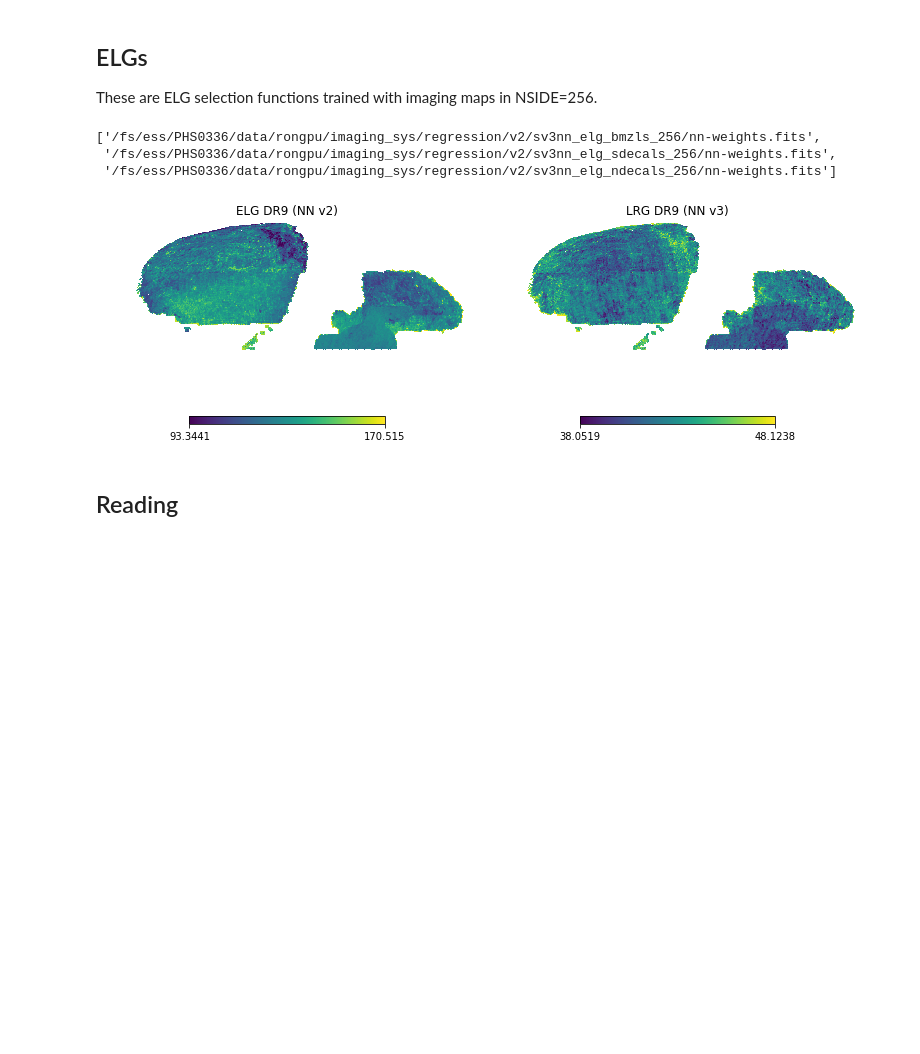
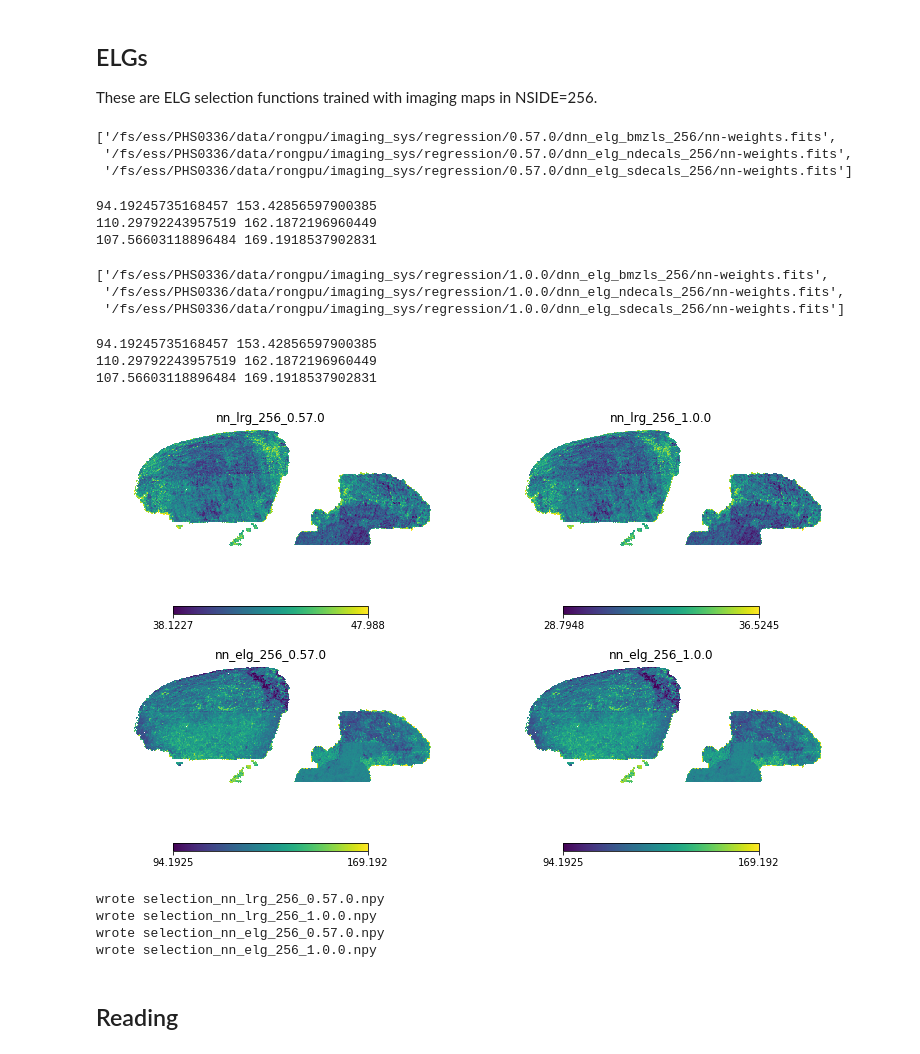
Before and after one commit to mehdirezaie/AddSys, a Jupyter notebook: addsystematics.ipynb, the cells around one changed output. Cells and saved outputs as stored; diff of their text form; code cells hidden in the pictures; blank space fills up the shorter version.

Commit message:
add new selection functions for 0.57.0 and 1.0.0

```diff
--- a/addsystematics.ipynb
+++ b/addsystematics.ipynb
@@ -63,21 +82,40 @@ selection_lrg = merge_weights(lrgweights, 256)
 ## ELGs
 These are ELG selection functions trained with imaging maps in NSIDE=256.
 # %%
-elgweights = glob('/fs/ess/PHS0336/data/rongpu/imaging_sys/regression/v2/sv3nn_elg_*s_256/nn-weights.fits')
+elgweights = glob('/fs/ess/PHS0336/data/rongpu/imaging_sys/regression/0.57.0/dnn_elg_*s_256/nn-weights.fits')
 elgweights
 # %% [output]
-['/fs/ess/PHS0336/data/rongpu/imaging_sys/regression/v2/sv3nn_elg_bmzls_256/nn-weights.fits',
- '/fs/ess/PHS0336/data/rongpu/imaging_sys/regression/v2/sv3nn_elg_sdecals_256/nn-weights.fits',
- '/fs/ess/PHS0336/data/rongpu/imaging_sys/regression/v2/sv3nn_elg_ndecals_256/nn-weights.fits']
+['/fs/ess/PHS0336/data/rongpu/imaging_sys/regression/0.57.0/dnn_elg_bmzls_256/nn-weights.fits',
+ '/fs/ess/PHS0336/data/rongpu/imaging_sys/regression/0.57.0/dnn_elg_ndecals_256/nn-weights.fits',
+ '/fs/ess/PHS0336/data/rongpu/imaging_sys/regression/0.57.0/dnn_elg_sdecals_256/nn-weights.fits']
 # %%
-selection_elg = merge_weights(elgweights, 256)
+maps['nn_elg_256_0.57.0'] = merge_weights(elgweights, 256)
+# %% [output]
+94.19245735168457 153.42856597900385
+110.29792243957519 162.1872196960449
+107.56603118896484 169.1918537902831
+# %%
+elgweights = glob('/fs/ess/PHS0336/data/rongpu/imaging_sys/regression/1.0.0/dnn_elg_*s_256/nn-weights.fits')
+elgweights
+# %% [output]
+['/fs/ess/PHS0336/data/rongpu/imaging_sys/regression/1.0.0/dnn_elg_bmzls_256/nn-weights.fits',
+ '/fs/ess/PHS0336/data/rongpu/imaging_sys/regression/1.0.0/dnn_elg_ndecals_256/nn-weights.fits',
+ '/fs/ess/PHS0336/data/rongpu/imaging_sys/regression/1.0.0/dnn_elg_sdecals_256/nn-weights.fits']
+# %%
+maps['nn_elg_256_1.0.0'] = merge_weights(elgweights, 256)
+# %% [output]
+94.19245735168457 153.42856597900385
+110.29792243957519 162.1872196960449
+107.56603118896484 169.1918537902831
 # %%
-fg, ax = plt.subplots(ncols=2, figsize=(14, 4.))
+fg, ax = plt.subplots(ncols=2, nrows=2, figsize=(14, 8))
 fg.subplots_adjust(wspace=0.0)
+ax = ax.flatten()
 
-for i, (sel, title) in enumerate(zip([selection_elg, selection_lrg],
-                                     ['ELG DR9 (NN v2)', 'LRG DR9 (NN v3)'])):
+
+for i, (title, sel) in enumerate(maps.items()):
+
     plt.sca(ax[i])
     hp.mollview(sel, rot=(120, ), hold=True, title=title, badcolor='w')
 # %% [output]
-[figure, old version]
+[figure, new version]
@@ -90,3 +122,13 @@ np.save('./elg_selection_v2_hp256.npy', selection_elg, allow_pickle=False)
+# %%
+for i, (title, sel) in enumerate(maps.items()):
+    filename = f'selection_{title}.npy'
+    np.save(filename, sel, allow_pickle=False)
+    print(f'wrote {filename}')
+# %% [output]
+wrote selection_nn_lrg_256_0.57.0.npy
+wrote selection_nn_lrg_256_1.0.0.npy
+wrote selection_nn_elg_256_0.57.0.npy
+wrote selection_nn_elg_256_1.0.0.npy
 # %% [markdown]
 ## Reading
 # %%
```
Also changed, not shown: parts of 9 cells of this notebook, 6 other files.
